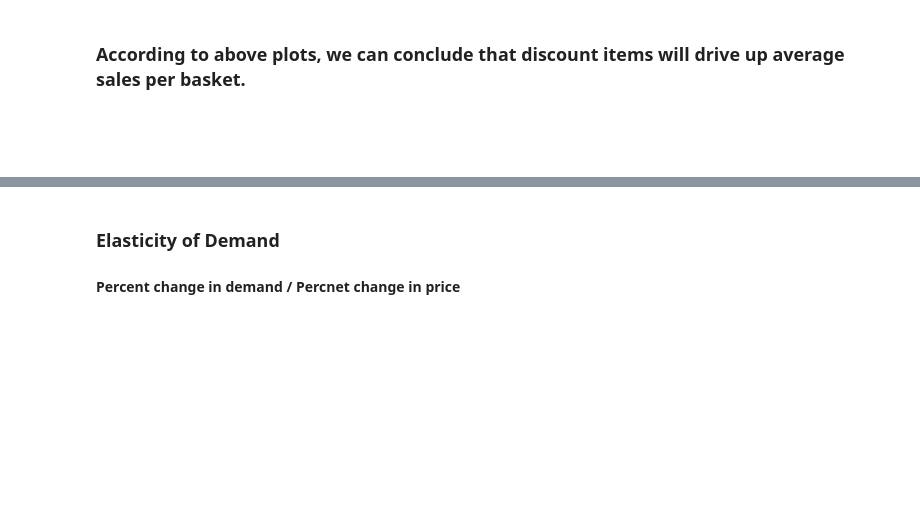
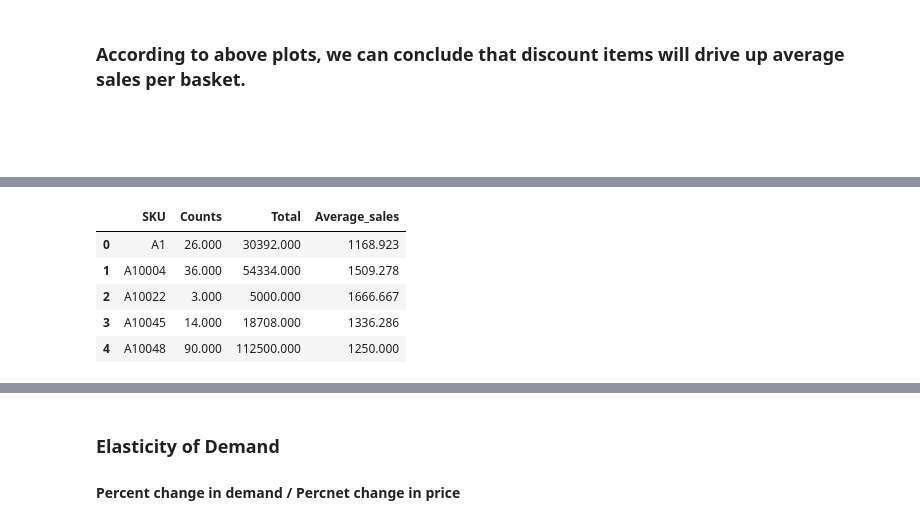
Before and after one commit to WorgenZhang/Retail-Project, a Jupyter notebook: Retail_17.8.2.ipynb, the cells around one changed output, grey strips where cells are left out. Saved outputs shown, nothing was run; the diff lists cells and outputs as text; code cells hidden in the pictures; blank space fills up the shorter version.

```diff
--- a/Retail_17.8.2.ipynb
+++ b/Retail_17.8.2.ipynb
@@ -569,0 +590,21 @@ ax.legend((rects1[0],rects2[0]),('With Discount','Without Discount'))
+# %%
+# Select discount items and group by SKU
+q='''
+  select
+      a.SKU,
+      sum(a.Count) as Counts,
+      sum(a.Sales) as Total
+  from
+      data a
+  inner join
+      (select SKU, TransactionID
+       from data
+       where Count=0) b
+  on
+      a.SKU=b.SKU and a.TransactionID=b.TransactionID
+  group by
+      a.SKU
+  having
+      Total>0
+  '''
+data1= pysqldf(q)
@@ -569,0 +620,11 @@ ax.legend((rects1[0],rects2[0]),('With Discount','Without Discount'))
+# %%
+# average sales per item
+data1['Average_sales'] = data1.Total / data1.Counts
+data1.head()
+# %% [output]
+|  | SKU | Counts | Total | Average_sales |
+| 0 | A1 | 26.000 | 30392.000 | 1168.923 |
+| 1 | A10004 | 36.000 | 54334.000 | 1509.278 |
+| 2 | A10022 | 3.000 | 5000.000 | 1666.667 |
+| 3 | A10045 | 14.000 | 18708.000 | 1336.286 |
+| 4 | A10048 | 90.000 | 112500.000 | 1250.000 |
```
Also changed, not shown: parts of 20 cells of this notebook.
